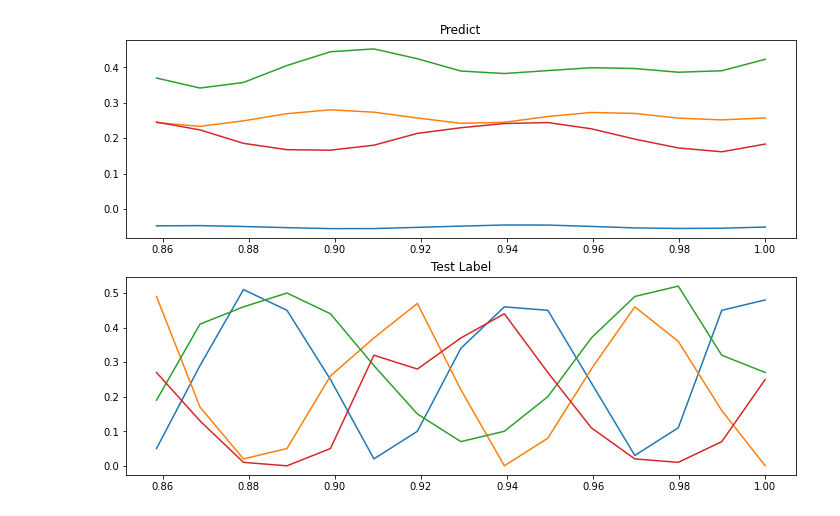
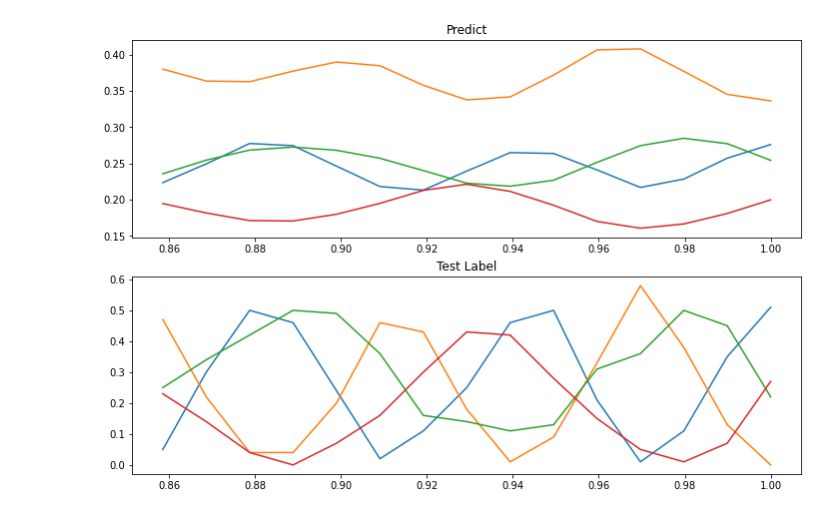
Before and after one commit to Eungyu-Jin/Qubit-RNN, a Jupyter notebook: HY Physics/Please_Graduate.ipynb, the cells around one changed output. Drawn from its saved outputs; the diff is of its cells as text; code cells hidden in the pictures.

```diff
--- a/HY Physics/Please_Graduate.ipynb
+++ b/HY Physics/Please_Graduate.ipynb
@@ -4,9 +4,12 @@ import math
 from qutip import create, basis, sigmaz, sigmax, sigmay
 import matplotlib.pyplot as plt
 import pandas as pd
-from Please_Graduate import quantum_system, Model
+from Please_Graduate import Quantum_System, Models
 
+#experimental setting
 omega_r = 2*np.pi*0.80
 kai = -2*np.pi*0.18
 
-quantum_system = quantum_system(omega_r=omega_r, kai=kai, qubit_initial=0, cavity_initial=1, superposition=True)
+#model fit setting
+epochs = 100
+batch_size = 128
@@ -34,0 +56,5 @@ model = Model.LSTM()
+# %%
+# 2. qubit = 0 and cavity =1 with Superposition state, time 0 to 1 by n_times = 1000
+experiment_2 = Quantum_System(omega_r=omega_r, kai=kai, qubit_initial=0, cavity_initial=1, superposition=True)
+df_2 = experiment_2.monte_carlo(n_sample=100,  n_times = 100, t_i=0, t_f=1)
+df_2.head(3)
@@ -34,0 +66,6 @@ model = Model.LSTM()
+# %%
+train_feature_2, train_label_2, test_feature_2, test_label_2 = experiment_2.preprocess(data = df_2, split_ratio=0.75, time_step=10)
+
+model2 = Models(df_2, train_feature_2, train_label_2, test_feature_2, test_label_2)
+lstm_2 = model2.LSTM()
+lstm_2, history = model2.fit(lstm_2,epochs=epochs, batch_size = batch_size, show_loss = True)
@@ -35,4 +97,5 @@ model = Model.LSTM()
 # %%
-model, history = Model.fit(model,epochs=100, batch_size = 128, show_loss = True)
+bilstm = model2.BiLSTM()
+bilstm, history = model2.fit(bilstm,epochs=epochs, batch_size = batch_size, show_loss = True)
 # %% [output]
 Epoch 1/100
@@ -56,3 +119,3 @@ Epoch 100/100
 # %%
-Model.predict(model,show_plot=True)
+model2.predict(bilstm,show_plot=True)
 # %% [output]
@@ -61 +124 @@ r2: -0.9385464754889452
-[figure, old version]
+[figure, new version]
```
Also changed, not shown: parts of 27 cells of this notebook, 1 other file.
